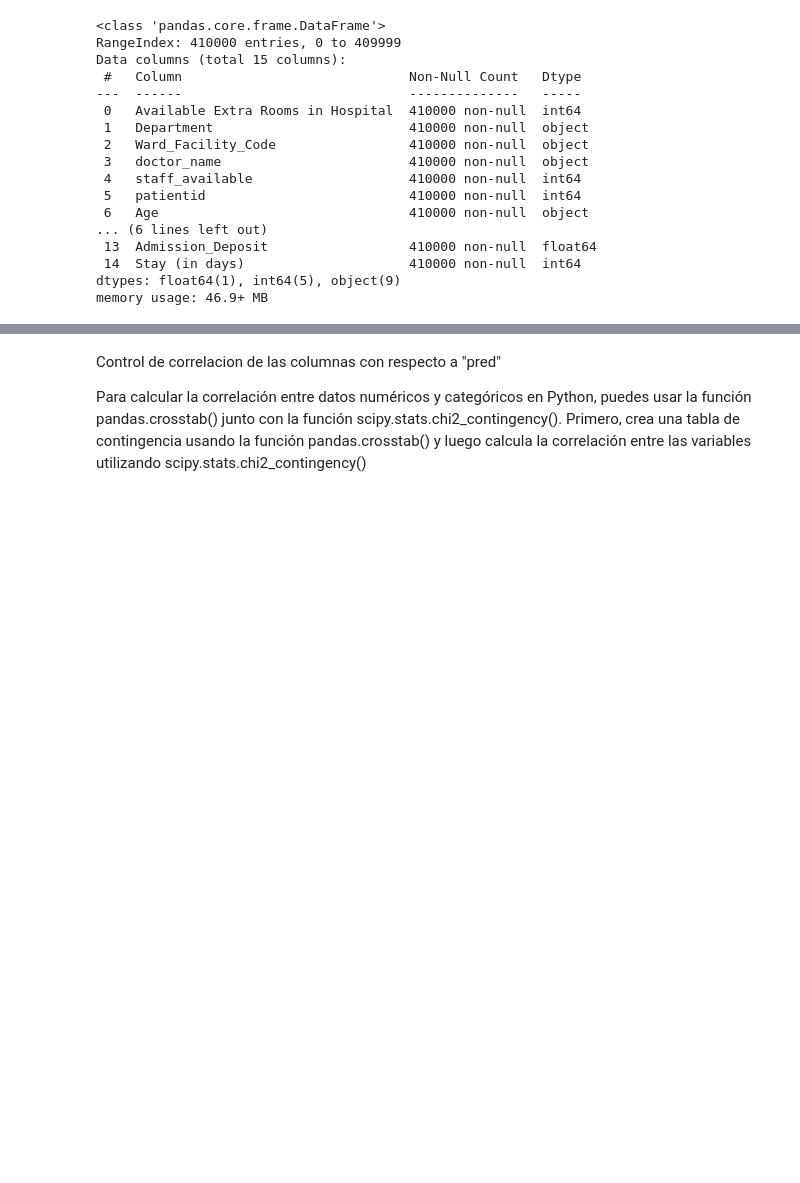
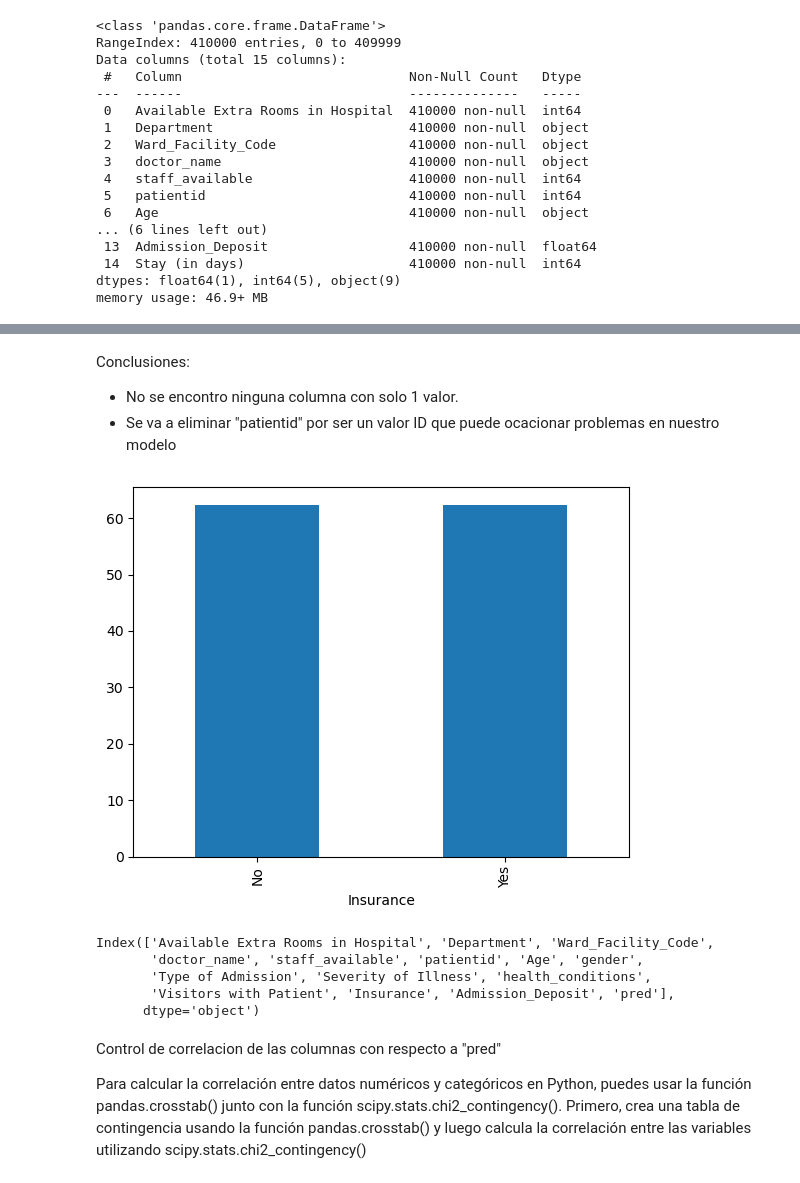
Before and after one commit to MaxiDS/Datathon-Machine-Learning, a Jupyter notebook: EDA_ML/EDA_ML.ipynb, the cells around one changed output, grey strips where cells are left out. Drawn from its saved outputs; the diff is of its cells as text; code cells hidden in the pictures; blank space fills up the shorter version.

```diff
--- a/EDA_ML/EDA_ML.ipynb
+++ b/EDA_ML/EDA_ML.ipynb
@@ -109,3 +157,22 @@ df_hosp = df_hosp.drop(["Stay (in days)"],axis=1)
+# %% [markdown]
+Conclusiones:
+
+* No se encontro ninguna columna con solo 1 valor.
+* Se va a eliminar "patientid" por ser un valor ID que puede ocacionar problemas en nuestro modelo
+# %%
+# Analisis por Insurance
+temp = df_hosp.groupby('Insurance').pred.mean().sort_values(ascending = False) * 100
+temp.plot.bar();
+# %% [output]
+[figure, added]
+# %%
+df_hosp.columns
+# %% [output]
+Index(['Available Extra Rooms in Hospital', 'Department', 'Ward_Facility_Code',
+       'doctor_name', 'staff_available', 'patientid', 'Age', 'gender',
+       'Type of Admission', 'Severity of Illness', 'health_conditions',
+       'Visitors with Patient', 'Insurance', 'Admission_Deposit', 'pred'],
+      dtype='object')
 # %% [markdown]
 Control de correlacion de las columnas con respecto a "pred"
 
```
Also changed, not shown: parts of 25 cells of this notebook, 2 other files.
